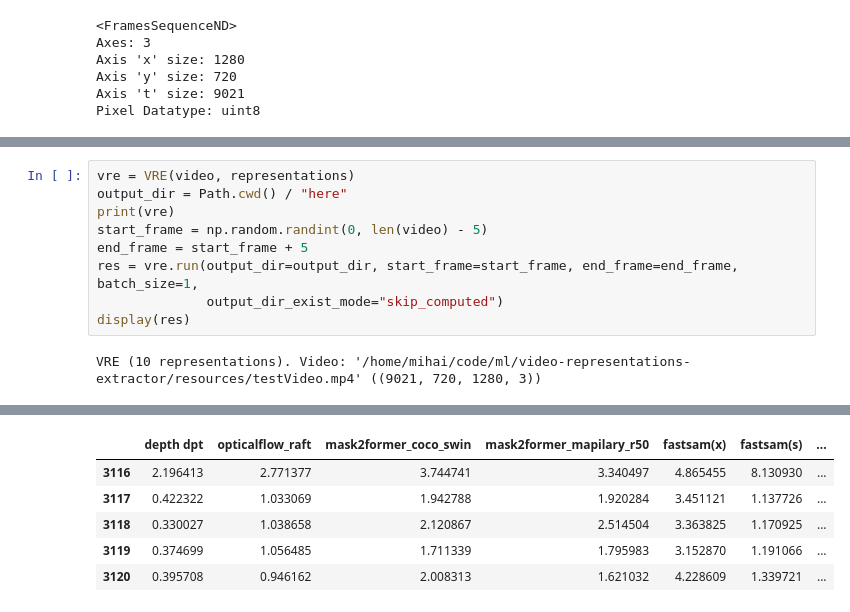
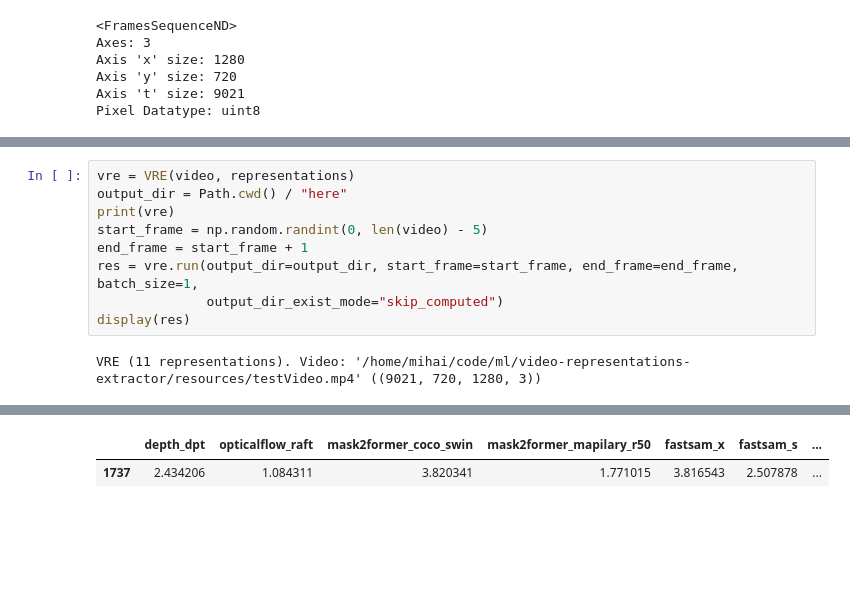
Before and after one commit to Meehai/video-representations-extractor, a Jupyter notebook: examples/notebooks/dev_vre.ipynb, the cells around one changed output, grey strips where cells are left out. Drawn from its saved outputs; the diff is of its cells as text; blank space fills up the shorter version.

```diff
--- a/examples/notebooks/dev_vre.ipynb
+++ b/examples/notebooks/dev_vre.ipynb
@@ -75,9 +75,9 @@ vre = VRE(video, representations)
 output_dir = Path.cwd() / "here"
 print(vre)
 start_frame = np.random.randint(0, len(video) - 5)
-end_frame = start_frame + 5
+end_frame = start_frame + 1
 res = vre.run(output_dir=output_dir, start_frame=start_frame, end_frame=end_frame, batch_size=1,
               output_dir_exist_mode="skip_computed")
 display(res)
 # %% [output]
-VRE (10 representations). Video: '/home/mihai/code/ml/video-representations-extractor/resources/testVideo.mp4' ((9021, 720, 1280, 3))
+VRE (11 representations). Video: '/home/mihai/code/ml/video-representations-extractor/resources/testVideo.mp4' ((9021, 720, 1280, 3))
@@ -104,8 +101,4 @@ VRE (10 representations). Video: '/home/mihai/code/ml/video-representations-extr
-|  | depth dpt | opticalflow_raft | mask2former_coco_swin | mask2former_mapilary_r50 | fastsam(x) | fastsam(s) | ... |
-| 3116 | 2.196413 | 2.771377 | 3.744741 | 3.340497 | 4.865455 | 8.130930 | ... |
-| 3117 | 0.422322 | 1.033069 | 1.942788 | 1.920284 | 3.451121 | 1.137726 | ... |
-| 3118 | 0.330027 | 1.038658 | 2.120867 | 2.514504 | 3.363825 | 1.170925 | ... |
-| 3119 | 0.374699 | 1.056485 | 1.711339 | 1.795983 | 3.152870 | 1.191066 | ... |
-| 3120 | 0.395708 | 0.946162 | 2.008313 | 1.621032 | 4.228609 | 1.339721 | ... |
+|  | depth_dpt | opticalflow_raft | mask2former_coco_swin | mask2former_mapilary_r50 | fastsam_x | fastsam_s | ... |
+| 1737 | 2.434206 | 1.084311 | 3.820341 | 1.771015 | 3.816543 | 2.507878 | ... |
 # %%
 frames = [x.name for x in Path(output_dir / "rgb/png").iterdir()]
```
Also changed, not shown: parts of 5 cells of this notebook, 2 other files.
